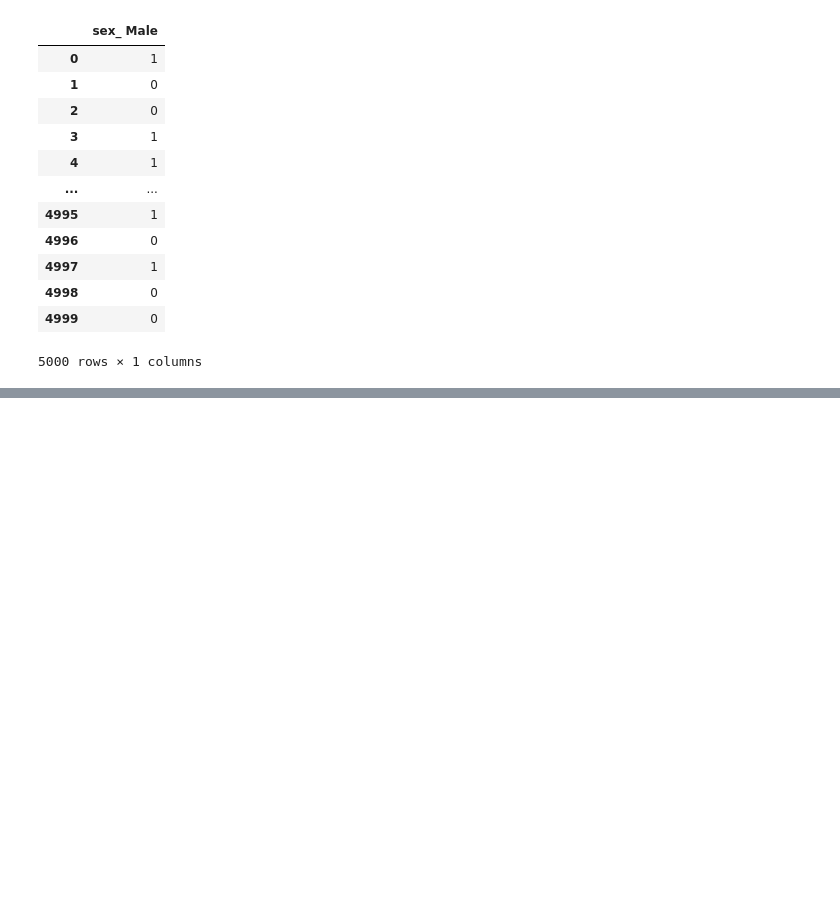
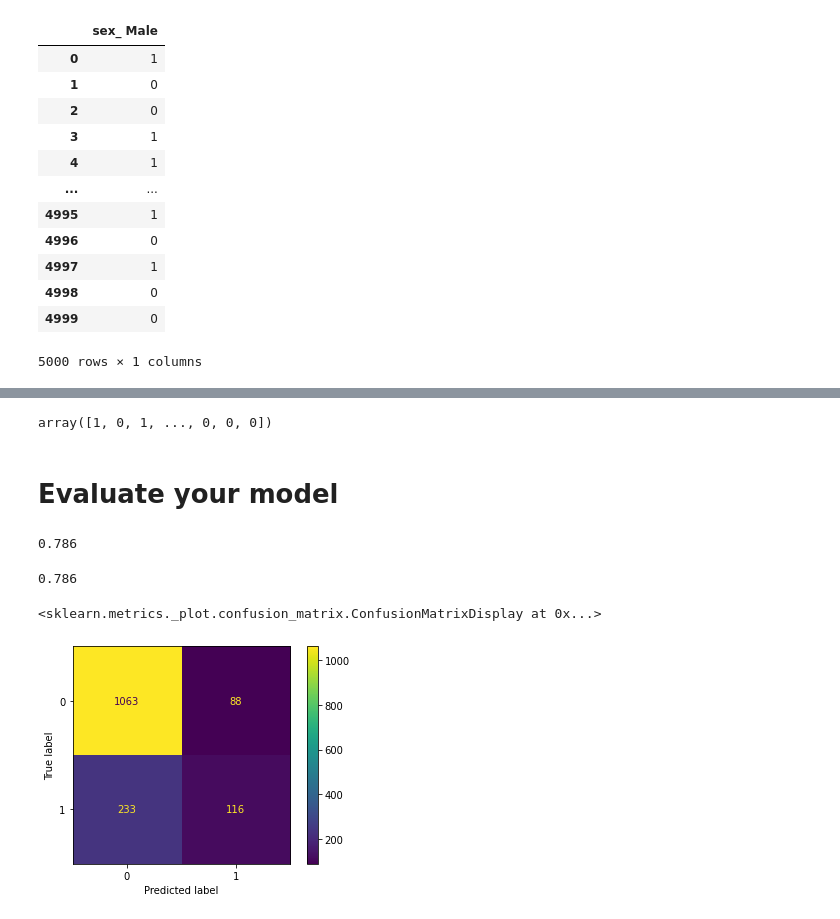
Before and after one commit to dhesse/IN-STK5000-Notebooks-2020, a Jupyter notebook: notebooks/Lecture 02.ipynb, the cells around one changed output, grey strips where cells are left out. Drawn from its saved outputs; the diff is of its cells as text; code cells hidden in the pictures; blank space fills up the shorter version.

```diff
--- a/notebooks/Lecture 02.ipynb
+++ b/notebooks/Lecture 02.ipynb
@@ -36,6 +38,3 @@ colnames = ["age",
 "hours-per-week",
 "native-country",
 "income"]
-# %%
-df = pandas.read_csv("../data/adult.data.gz", names=colnames)
-df
@@ -200,4 +192,4 @@ def transform_features(features):
     return pandas.get_dummies(features[cat_columns + cont_columns],
                              columns = cat_columns, drop_first=True)
 # %%
-transfromed_features = transform_features(features)
+transformed_features = transform_features(features)
@@ -219,0 +214,3 @@ transfromed_features
+# %%
+features_train, features_test, target_train, target_test = train_test_split(
+      transformed_features, target, test_size=0.3)
@@ -219,0 +219,12 @@ transfromed_features
+# %%
+model = KNeighborsClassifier(20).fit(features_train, target_train)
+# %%
+model.predict(features_test)
+# %% [output]
+array([1, 0, 1, ..., 0, 0, 0])
+# %% [markdown]
+# Evaluate your model
+# %%
+(model.predict(features_test) == target_test).mean()
+# %% [output]
+0.786
@@ -219,0 +233,9 @@ transfromed_features
+# %%
+metrics.accuracy_score(target_test, model.predict(features_test))
+# %% [output]
+0.786
+# %%
+metrics.plot_confusion_matrix(model, features_test, target_test)
+# %% [output]
+<sklearn.metrics._plot.confusion_matrix.ConfusionMatrixDisplay at 0x...>
+[figure, added]
```
Also changed, not shown: parts of 33 cells of this notebook.
